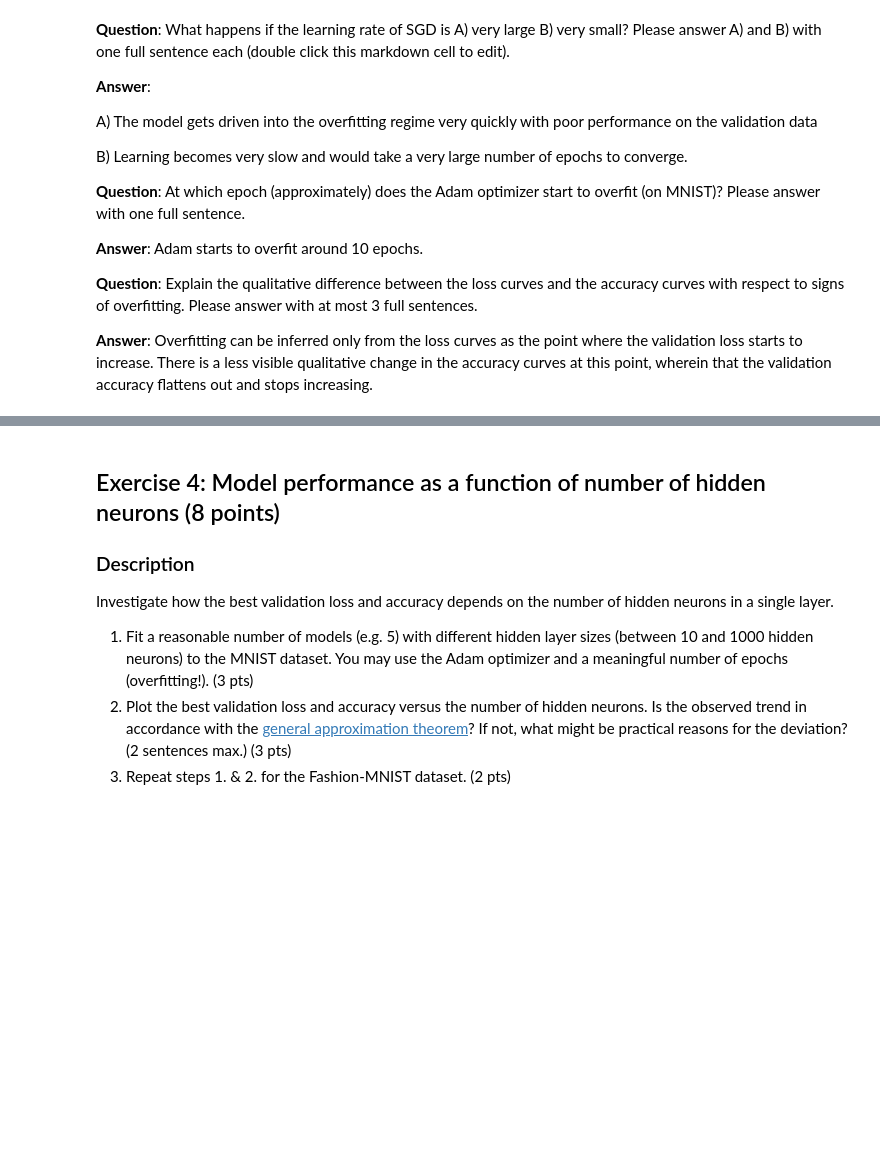
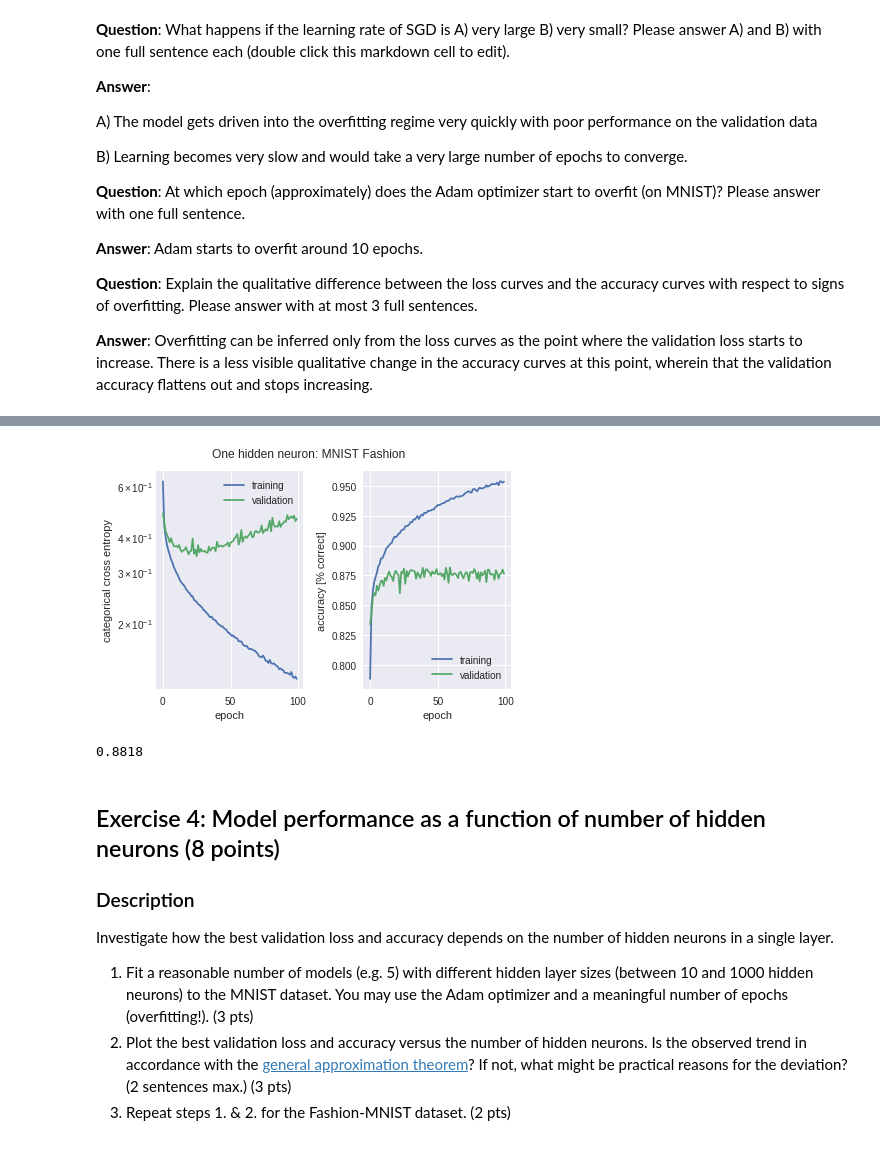
Before and after one commit to HannesRovina/ANN-Miniprojects2019, a Jupyter notebook: miniproject1.ipynb, the cells around one changed output, grey strips where cells are left out. Drawn from its saved outputs; the diff is of its cells as text; code cells hidden in the pictures; blank space fills up the shorter version.

```diff
--- a/miniproject1.ipynb
+++ b/miniproject1.ipynb
@@ -473,3 +484,18 @@ B) Learning becomes very slow and would take a very large number of epochs to co
 **Question**: Explain the qualitative difference between the loss curves and the accuracy curves with respect to signs of overfitting. Please answer with at most 3 full sentences.
 
 **Answer**: Overfitting can be inferred only from the loss curves as the point where the validation loss starts to increase. There is a less visible qualitative change in the accuracy curves at this point, wherein that the validation accuracy flattens out and stops increasing.
+# %%
+net_one_hidden_fashion = construct_mlp_for_mnist(1, x_train.shape[1], [50], ['relu'])
+net_one_hidden_fashion.summary()
+
+max_epochs = 100
+
+net_one_hidden_fashion.compile(loss='categorical_crossentropy',
+                       optimizer=Adam(),
+                       metrics=['accuracy'])
+
+history_one_hidden_fashion = net_one_hidden_fashion.fit(x_fashion_train, y_fashion_train,
+                                        batch_size=minibatch_size,
+                                        epochs=max_epochs,
+                                        verbose=1,
+                                        validation_data=(x_fashion_test, y_fashion_test))
@@ -476,3 +520,11 @@ B) Learning becomes very slow and would take a very large number of epochs to co
+# %%
+figure = plot_history(history_one_hidden_fashion,'One hidden neuron: MNIST Fashion')
+# %% [output]
+[figure, added]
+# %%
+np.max(history_one_hidden_fashion.history['val_acc'])
+# %% [output]
+0.8818
 # %% [markdown]
 ## Exercise 4: Model performance as a function of number of hidden neurons (8 points)
 
```
Also changed, not shown: parts of 15 cells of this notebook.
